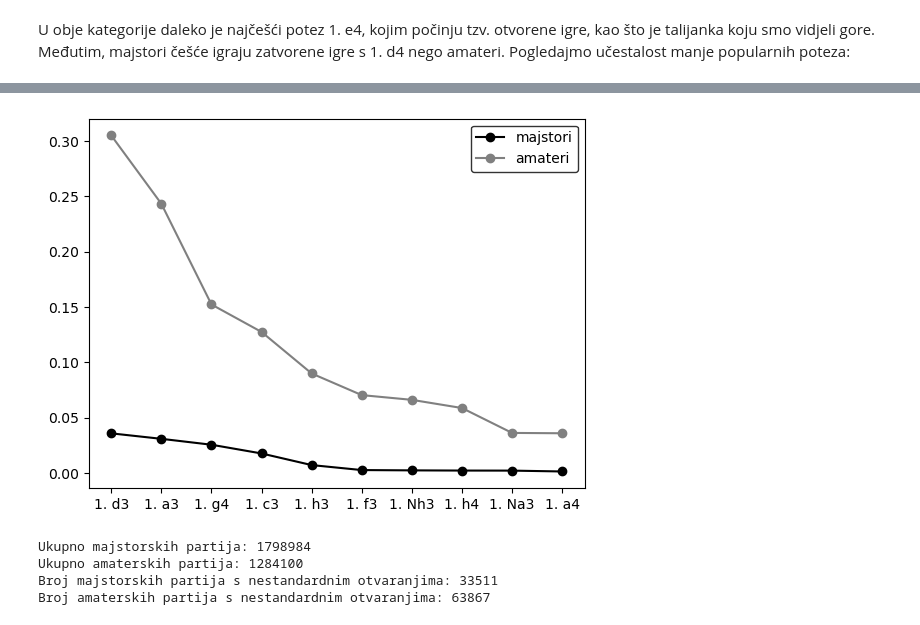
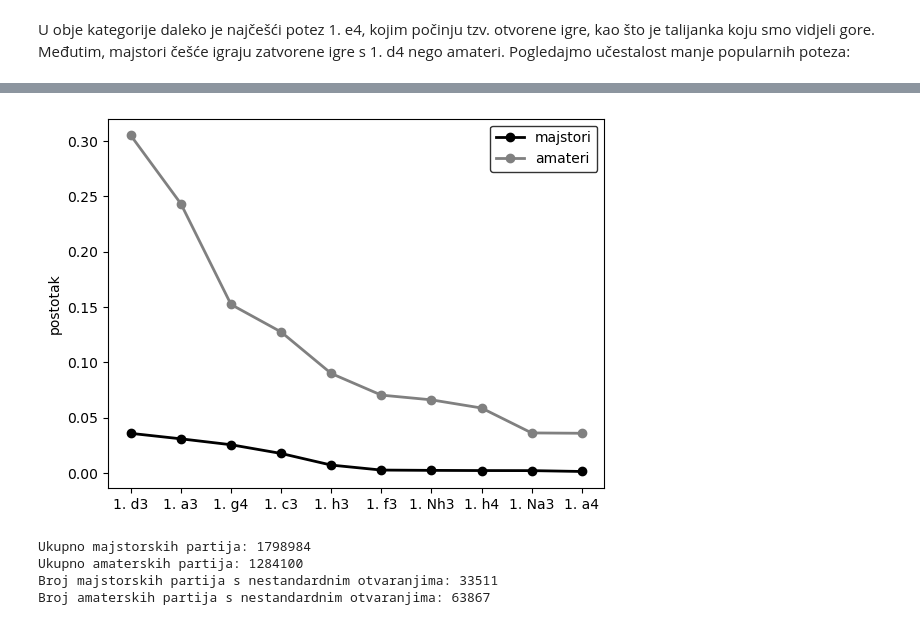
Before and after one commit to ring-bearer/ms, a Jupyter notebook: sah.ipynb, the cells around one changed output, grey strips where cells are left out. Cells and saved outputs as stored; diff of their text form; code cells hidden in the pictures.

```diff
--- a/sah.ipynb
+++ b/sah.ipynb
@@ -318,16 +323,17 @@ U obje kategorije daleko je najčešći potez 1. e4, kojim počinju tzv. otvoren
 # %%
 x = start['potez'].tail(10)
 data, y1 = freq(start,tailend=10)
 data, y2 = freq(noobstart,tailend=10)
 
 fig, ax = plt.subplots()
-plt.plot(x, y1, 'o-', label='majstori', color='black')
-plt.plot(x, y2, 'o-', label='amateri', color='grey')
+plt.plot(x, y1, 'o-', label='majstori', linewidth=2, color='black')
+plt.plot(x, y2, 'o-', label='amateri', linewidth=2, color='grey')
 ax.legend(loc="best", edgecolor='black')
+ax.set_ylabel('postotak')
 
 plt.show()
 # %% [output]
-[figure, old version]
+[figure, new version]
 # %%
 print("Ukupno majstorskih partija:", start['broj partija'].sum())
 print("Ukupno amaterskih partija:", noobstart['broj partija'].sum())
```
Also changed, not shown: parts of 37 cells of this notebook.
